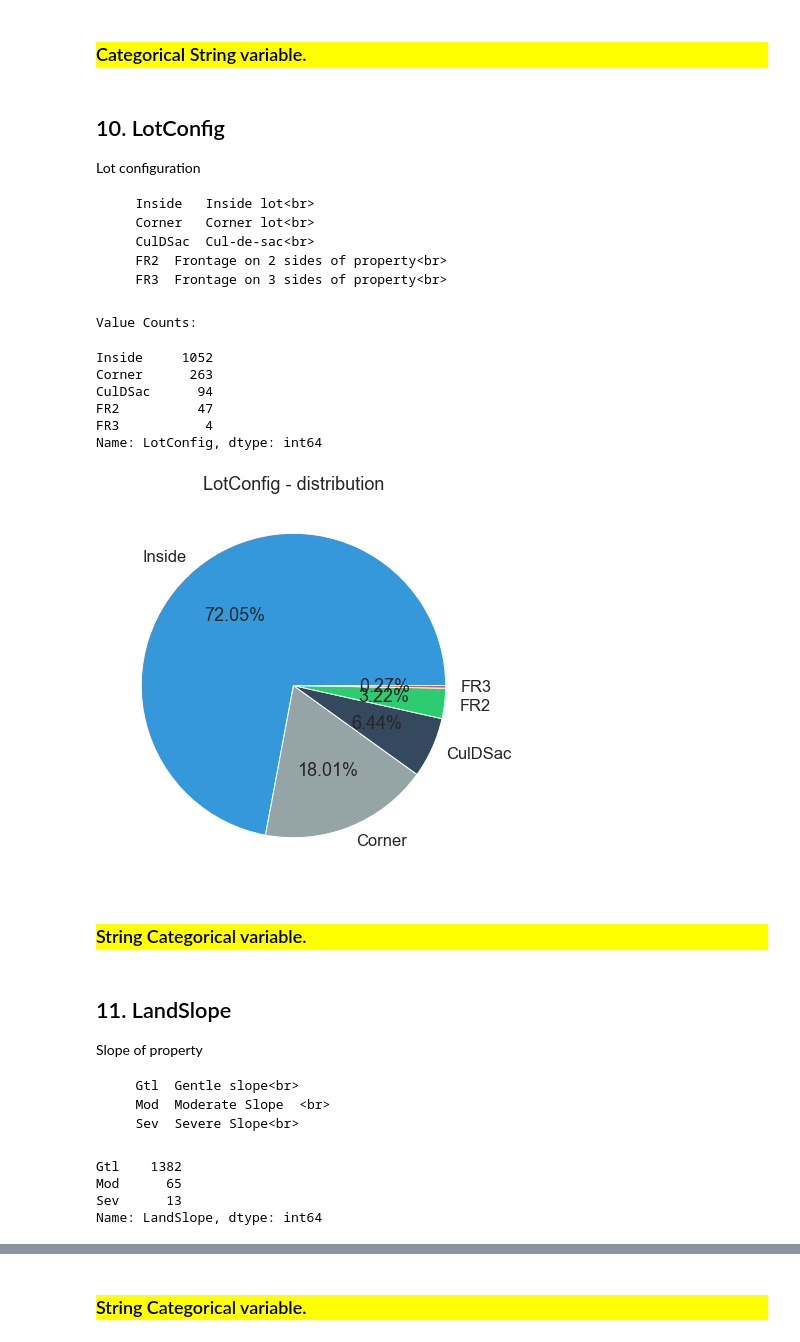
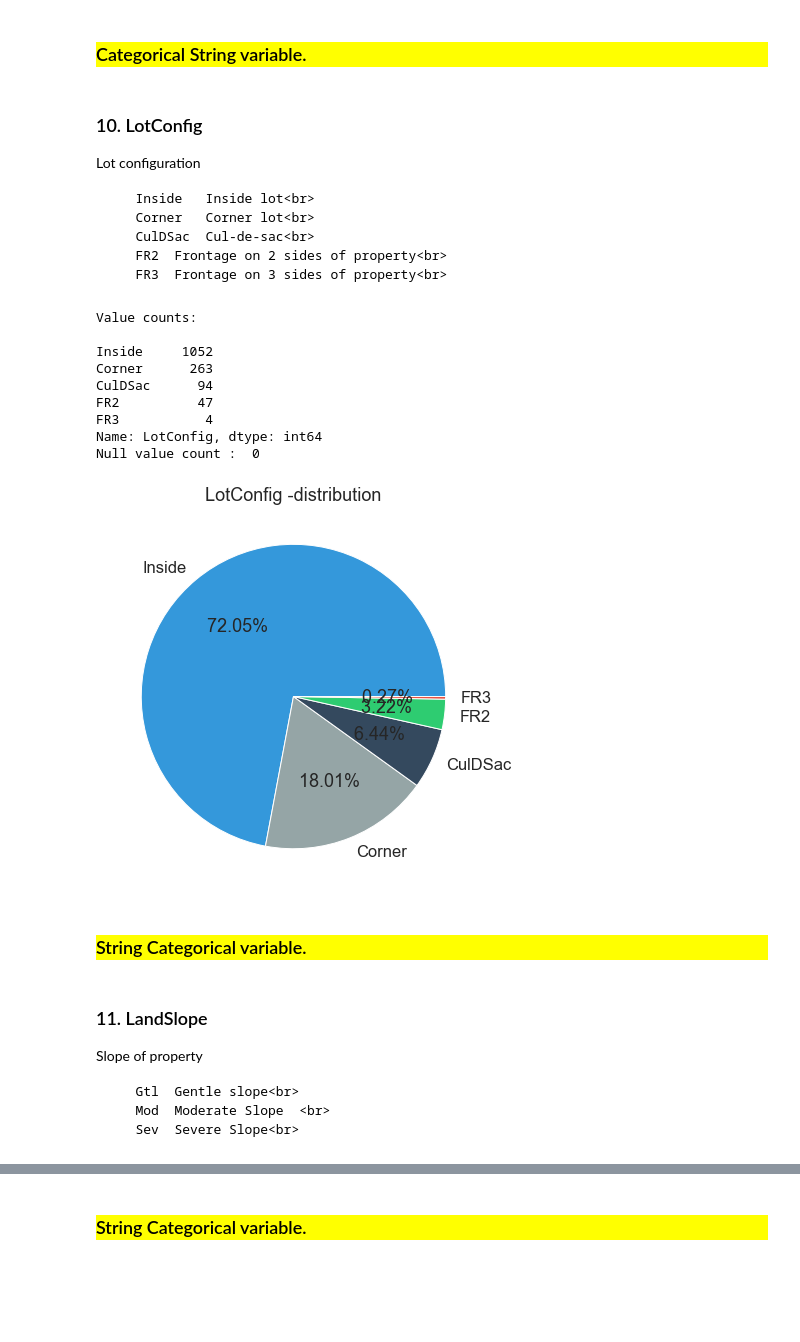
Before and after one commit to ajithcl/HousePricePrediction, a Jupyter notebook: HousePricePrediction.ipynb, the cells around one changed output, grey strips where cells are left out. Cells and saved outputs as stored; diff of their text form; code cells hidden in the pictures; blank space fills up the shorter version.

```diff
--- a/HousePricePrediction.ipynb
+++ b/HousePricePrediction.ipynb
@@ -165,3 +165,11 @@ print (f"Number of features having null values: {df.shape[0]}")
 Number of features having null values: 19
 # %% [markdown]
 ## <center> Features - Exploratory Data Analysis</center>
+# %%
+# Function for showing the statistcs and Pie chart for discrete features.
+def str_discrete_analysis(fld_name):
+    print ("Value counts: \n")
+    print (fld_name.value_counts())
+    plt.pie(fld_name.value_counts(),labels=fld_name.value_counts().index,autopct=lambda x: f'{x: .2f}%');
+    plt.title(fld_name.name + " -distribution");
+    print ("Null value count : ", fld_name.isnull().sum())
@@ -419,7 +436,7 @@ Name: Utilities, dtype: int64
 Categorical String variable.
 </h3>
 # %% [markdown]
-## 10. LotConfig
+### 10. LotConfig
 Lot configuration<br>
 
        Inside	Inside lot<br>
@@ -427,37 +444,27 @@ Lot configuration<br>
        CulDSac	Cul-de-sac<br>
        FR2	Frontage on 2 sides of property<br>
        FR3	Frontage on 3 sides of property<br>
-# %%
-print ("Value Counts:\n")
-df_train.LotConfig.value_counts()
-# %% [output]
-Value Counts:
-Inside     1052
-Corner      263
-CulDSac      94
-FR2          47
-FR3           4
-Name: LotConfig, dtype: int64
-# %%
-plt.pie(df_train.LotConfig.value_counts(),autopct=lambda s: f'{s:.2f}%',labels=df_train.LotConfig.value_counts().index);
-plt.title("LotConfig - distribution");
-# %% [output]
-[figure, removed]
+# %%
+str_discrete_analysis(df_train.LotConfig)
+# %% [output]
+Value counts:
+
+Inside     1052
+Corner      263
+CulDSac      94
+FR2          47
+FR3           4
+Name: LotConfig, dtype: int64
+Null value count :  0
+[figure, added]
 # %% [markdown]
 <h3 style='background-color:yellow'>
 String Categorical variable. <br>
 </h3>
 # %% [markdown]
-## 11. LandSlope
+### 11. LandSlope
 Slope of property<br>
 
        Gtl	Gentle slope<br>
        Mod	Moderate Slope	<br>
        Sev	Severe Slope<br>
-# %%
-df_train.LandSlope.value_counts()
-# %% [output]
-Gtl    1382
-Mod      65
-Sev      13
-Name: LandSlope, dtype: int64
```
Also changed, not shown: parts of 214 cells of this notebook, 1 other file.
